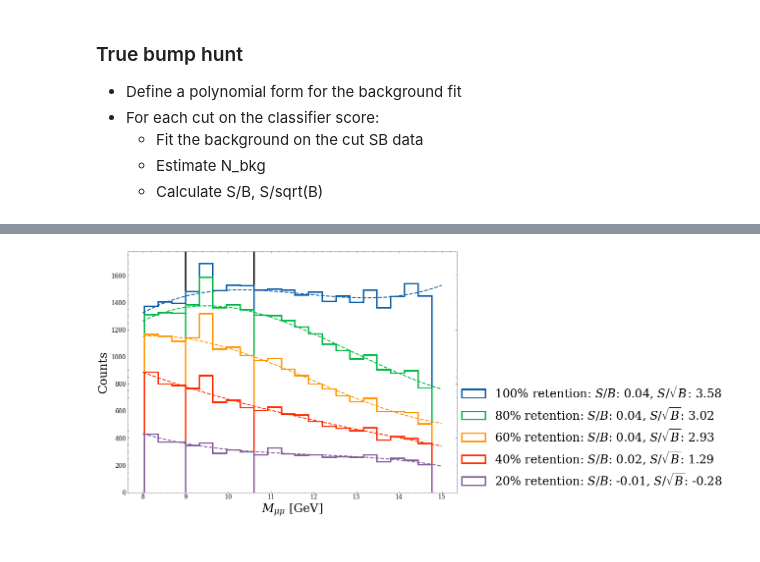
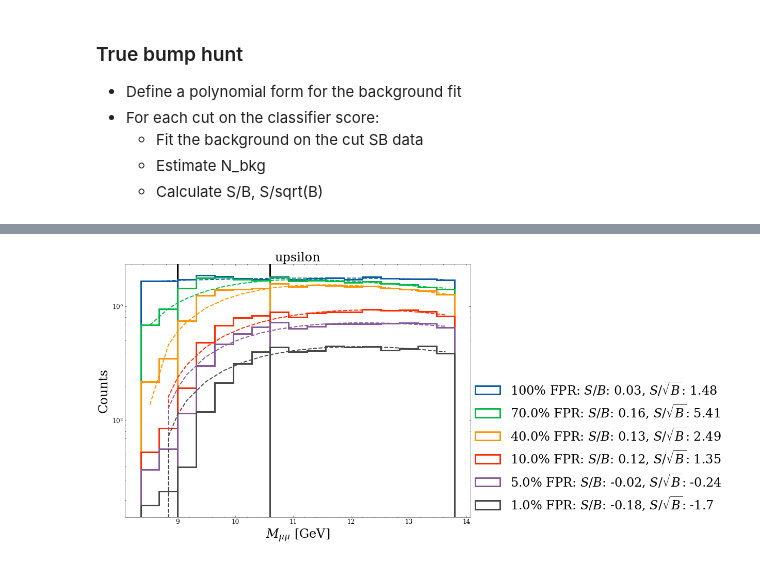
Before and after one commit to hep-lbdl/dimuonAD, a Jupyter notebook: 07_bump_hunt.ipynb, the cells around one changed output, grey strips where cells are left out. Saved outputs shown, nothing was run; the diff lists cells and outputs as text; code cells hidden in the pictures.

Commit message:
changed retention to fpr

```diff
--- a/07_bump_hunt.ipynb
+++ b/07_bump_hunt.ipynb
@@ -10,5 +11,9 @@ import pickle
 from helpers.evaluation import run_BDTs
 from helpers.physics_functions import *
+# %%
+import yaml
+with open("workflow.yaml", "r") as file:
+    workflow = yaml.safe_load(file)
 # %%
 # load in the data
 
@@ -27,6 +32,10 @@ with open(f"models/{flow_training_id}/flow_samples", "rb") as infile:
 with open(f"processed_data/lowmass_{particle_type}_nojet_test_band_data", "rb") as infile:
     test_dict = pickle.load(infile)
 
+with open(f"processed_data/lowmass_{particle_type}_nojet_samesign_band_data", "rb") as infile:
+    samesign_dict = pickle.load(infile)
+
+
 with open(f"models/{flow_training_id}/configs.txt", "rb") as infile:
     configs = infile.readlines()[0].decode("utf-8")
     print(configs)
@@ -175,7 +195,10 @@ def run_BDT_bump_hunt(flow_samples_SR, data_samples_SR, data_samples_SB, num_fol
 # Train a classifier to discriminate SR samples from SR data
 
 n_folds = 5
+n_to_ensemble = 10
 
-test_data_splits, scores_splits = run_BDT_bump_hunt(data_dict["SR_samples"], test_events_SR, test_events_SB, n_folds, 5)
+test_data_splits, scores_splits, alt_scores_splits = run_BDT_bump_hunt(data_dict["SR_samples"],
+                                        test_events_SR, test_events_SB, n_folds, n_to_ensemble,
+                                            alt_test_sets_data = {"FPR_validation":data_dict["SR_samples_validation"],"samesign":test_events_samesign})
 # %% [output]
 Fold 0:
@@ -246,20 +272,14 @@ for i_fold in range(n_folds):
 # %%
-if (particle_type == "eta") or (particle_type == "eta_pt35"):
-    SR_left, SR_right = 0.527, 0.567
-    left_bound, right_bound = 0.3, 0.72
-
-elif particle_type == "upsilon":
-    SR_left, SR_right = 9, 10.6
-    left_bound, right_bound = 8, 15
-
-
-elif particle_type == "none":
-    SR_left, SR_right = 17.5, 19.5
-    left_bound, right_bound = 14, 23
+SB_left = float(workflow[particle_type]["SB_left"])
+SR_left = float(workflow[particle_type]["SR_left"])
+SR_right = float(workflow[particle_type]["SR_right"])
+SB_right = float(workflow[particle_type]["SB_right"])
 
 
 plot_bins_SR = np.linspace(SR_left, SR_right, 6)
+x_SR_center = 0.5*(plot_bins_SR[1:] + plot_bins_SR[:-1])
 width = plot_bins_SR[1] - plot_bins_SR[0]
+x = np.linspace(SB_left, SB_right, 100)
 
 
 remove_edge = True
@@ -273,38 +293,62 @@ if fit_type == "cubic":
     bkg_fit_function = bkg_fit_cubic
     n_dof_fit = 4
 
-elif  fit_type == "quintic":
+elif fit_type == "quintic":
     p0  = [5000, -20000, 30000, -10000, 0, 0]
     bkg_fit_function = bkg_fit_quintic
     n_dof_fit = 6
 
+elif fit_type == "ratio":
+    p0  = [1000,1000,0.1]
+    bkg_fit_function = bkg_fit_ratio
+    n_dof_fit = 3
+
 
 plt.figure(figsize = (12, 9))
-for p, percent in enumerate([100, 80, 60, 40, 20]):
+#for p, percent in enumerate([100, 80, 60, 40, 20]):
+for p, threshold in enumerate(fpr_thresholds):
+
 
     filtered_masses = []
 
     for i_fold in range(n_folds):
+        """
         # grab the top percent of events FROM EACH FOLD
         loc_num_events_to_take = int(percent*sorted_masses_splits[i_fold].shape[0]/100)
         filtered_masses.append(np.array(sorted_masses_splits[i_fold][-loc_num_events_to_take:]).reshape(-1,1))
+        """
+
+        # get the true masses
+        loc_true_masses = scaler.inverse_transform(np.array(test_data_splits[i_fold][:,-1]).reshape(-1,1))
+        # get the events that pass the score threshold
+        pass_scores = scores_splits[i_fold] >= score_cutoffs[i_fold][p]
+        filtered_masses.append(loc_true_masses[pass_scores])
+
 
     filtered_masses = np.concatenate(filtered_masses)
 
 
-    popt, chi2, dof_data, plot_bins_left, plot_bins_right = curve_fit_m_inv(filtered_masses, bkg_fit_function, left_bound, right_bound, SR_left, SR_right, width, p0, remove_edge = True)
+    popt, pcov, chi2, dof_data, plot_bins_left, plot_bins_right = curve_fit_m_inv(filtered_masses, bkg_fit_function, SB_left, SB_right, SR_left, SR_right, width, p0, remove_edge = True)
+    #print(popt)
+
     plot_bins = np.concatenate([plot_bins_left, plot_bins_SR, plot_bins_right])
+    plot_centers = 0.5*(plot_bins[1:] + plot_bins[:-1])
 
-    #print(popt)
     n_dof = dof_data - n_dof_fit
     print("chi2/dof:", chi2/n_dof)
-    x = np.linspace(left_bound, right_bound, 100)
-    plt.plot(x, bkg_fit_function(x, *popt), lw = 2, linestyle = "dashed", color = f"C{p}")
+
+    plt.plot(plot_centers, bkg_fit_function(plot_centers, *popt), lw = 2, linestyle = "dashed", color = f"C{p}")
+    #plt.scatter(plot_centers, bkg_fit_function(plot_centers, *popt),color = f"C{p}")
 
 
     num_S_expected_in_SR, num_B_expected_in_SR = calc_significance(filtered_masses, bkg_fit_function, plot_bins_SR, SR_left, SR_right, popt)
-    print(num_S_expected_in_SR, num_B_expected_in_SR)
-    label_string = str(percent)+"% retention: $S/B$: "+str(round(num_S_expected_in_SR/num_B_expected_in_SR,2))+", $S/\sqrt{B}$: "+str(round(num_S_expected_in_SR/np.sqrt(num_B_expected_in_SR),2))
+    #print(num_S_expected_in_SR, num_B_expected_in_SR)
+
+    y_err = get_errors_bkg_fit_ratio(popt, pcov, x_SR_center, fit_type)
+    B_error = np.sum(y_err)
+
+    label_string = str(round(100*threshold, 2))+"% FPR: $S/B$: "+str(round(num_S_expected_in_SR/num_B_expected_in_SR,2))+", $S/\sqrt{B}$: "+str(round(num_S_expected_in_SR/np.sqrt(num_B_expected_in_SR+B_error**2),2))
+
     plt.hist(filtered_masses, bins = plot_bins, lw = 3, histtype = "step", color = f"C{p}",label = label_string)
 
 
@@ -312,12 +356,13 @@ for p, percent in enumerate([100, 80, 60, 40, 20]):
 
 #plt.title(",  ".join(feature_set[:-1])+"\n", fontsize = 18)
 plt.legend(loc = (1, 0), fontsize = 24)
-
+plt.yscale("log")
 
 plt.axvline(SR_left, color= "k", lw = 3, zorder = -10)
 plt.axvline(SR_right, color= "k", lw = 3, zorder = -10)
 
 plt.xlabel("$M_{\mu\mu}$ [GeV]", fontsize = 24)
 plt.ylabel("Counts", fontsize = 24)
+plt.title(particle_type, fontsize = 24)
 plt.show()
 # %% [output]
@@ -334 +375 @@ chi2/dof: 1.1483195861658697
-[figure, old version]
+[figure, new version]
```
Also changed, not shown: parts of 9 cells of this notebook.
